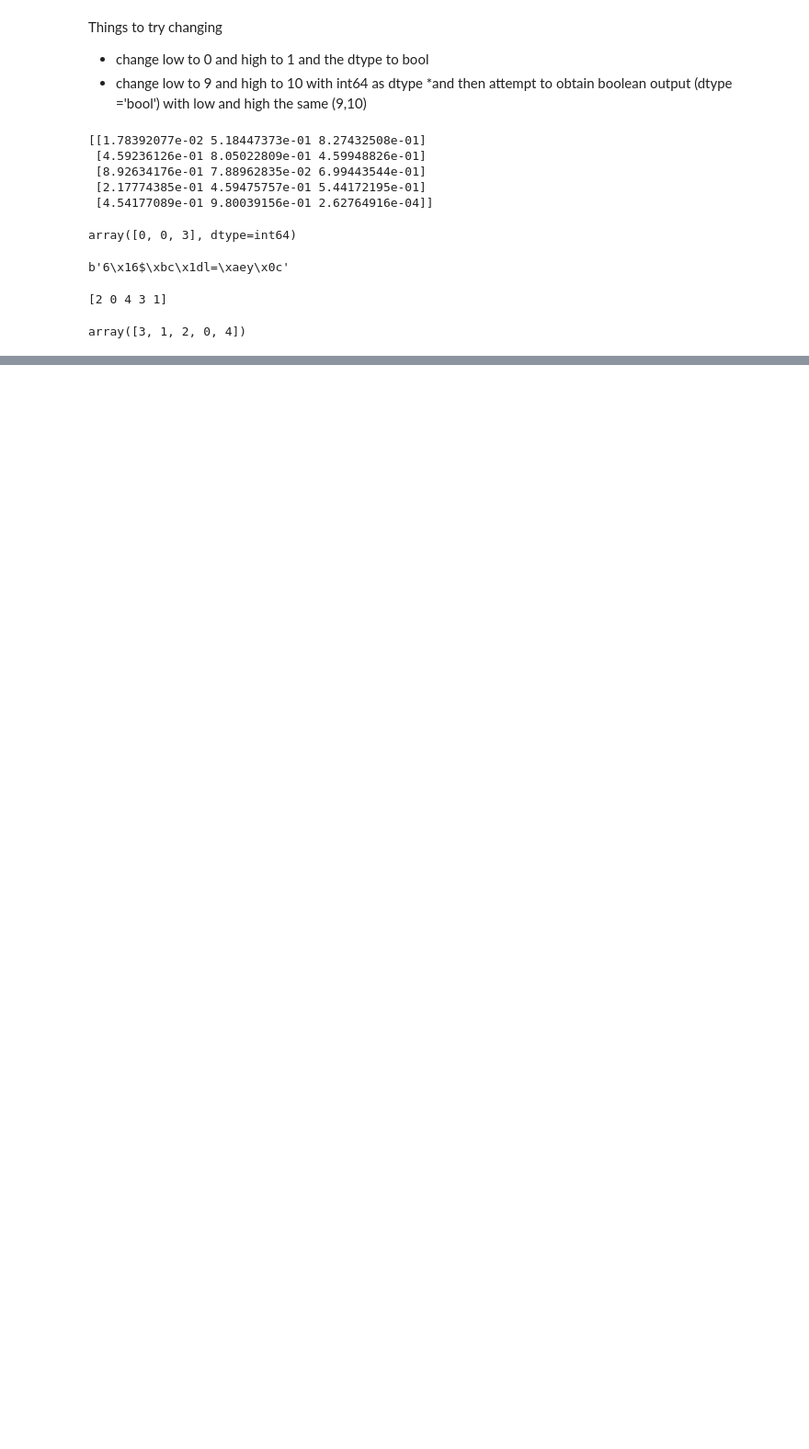
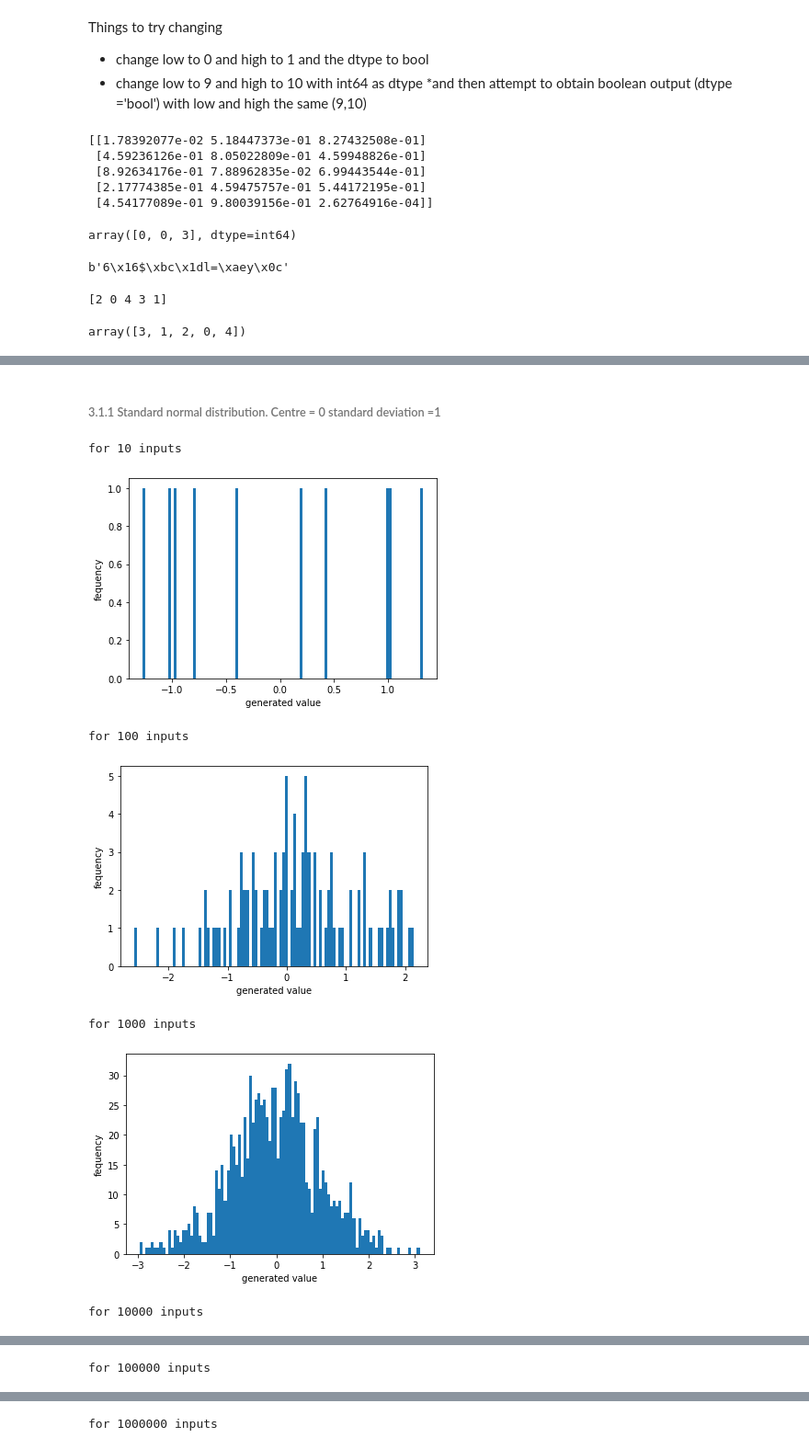
Before and after one commit to Jonathangmit/numpy-random-assignment, a Jupyter notebook: numpy-assignment.ipynb, the cells around one changed output, grey strips where cells are left out. Shown: that part at 92% size. Saved outputs shown, nothing was run; the diff lists cells and outputs as text; code cells hidden in the pictures; blank space fills up the shorter version.

Commit message:
added new distributions and tidied

```diff
--- a/numpy-assignment.ipynb
+++ b/numpy-assignment.ipynb
@@ -94,14 +97,2 @@ for 1000000 inputs
 # %% [markdown]
 ###### 2.1.2 Script for demonstration of developing distribution (increasing number of values) with respect to normally distributed data. Centre of distribution is 50 standard deviation is 3.
-# %%
-import numpy as np
-import matplotlib.pyplot as plt
-x=10
-while x <= 1000000:
-    n = np.random.normal(50,3, size=x)
-    plt.hist(n,bins=100)
-    plt.xlabel('generated value')
-    plt.ylabel('fequency')
-    print("for", str(x), "inputs")
-    plt.show()
-    x=x*10
@@ -121,14 +99,2 @@ for 1000000 inputs
 # %% [markdown]
 ###### poisson distribution, I have included the poisson distrubution as a demonstration of further distributions with lamda = 10.
-# %%
-import numpy as np
-import matplotlib.pyplot as plt
-x=10
-while x <= 1000000:
-    n = np.random.poisson(10,x)
-    plt.hist(n,bins=100)
-    plt.xlabel('generated value')
-    plt.ylabel('fequency')
-    print("for", str(x), "inputs")
-    plt.show()
-    x=x*10
@@ -227,0 +190,22 @@ array([3, 1, 2, 0, 4])
+# %% [markdown]
+###### 3.1.1 Standard normal distribution. Centre = 0 standard deviation =1
+# %%
+import numpy as np
+import matplotlib.pyplot as plt
+x=10
+while x <= 1000000:
+    n = np.random.standard_normal(size=x)
+    plt.hist(n,bins=100)
+    plt.xlabel('generated value')
+    plt.ylabel('fequency')
+    print("for", str(x), "inputs")
+    plt.show()
+    x=x*10
+# %% [output]
+for 10 inputs
+[figure, added]
+for 100 inputs
+[figure, added]
+for 1000 inputs
+[figure, added]
+for 10000 inputs
@@ -227,0 +213 @@ array([3, 1, 2, 0, 4])
+for 100000 inputs
@@ -227,0 +215 @@ array([3, 1, 2, 0, 4])
+for 1000000 inputs
```
Also changed, not shown: parts of 13 cells of this notebook.
